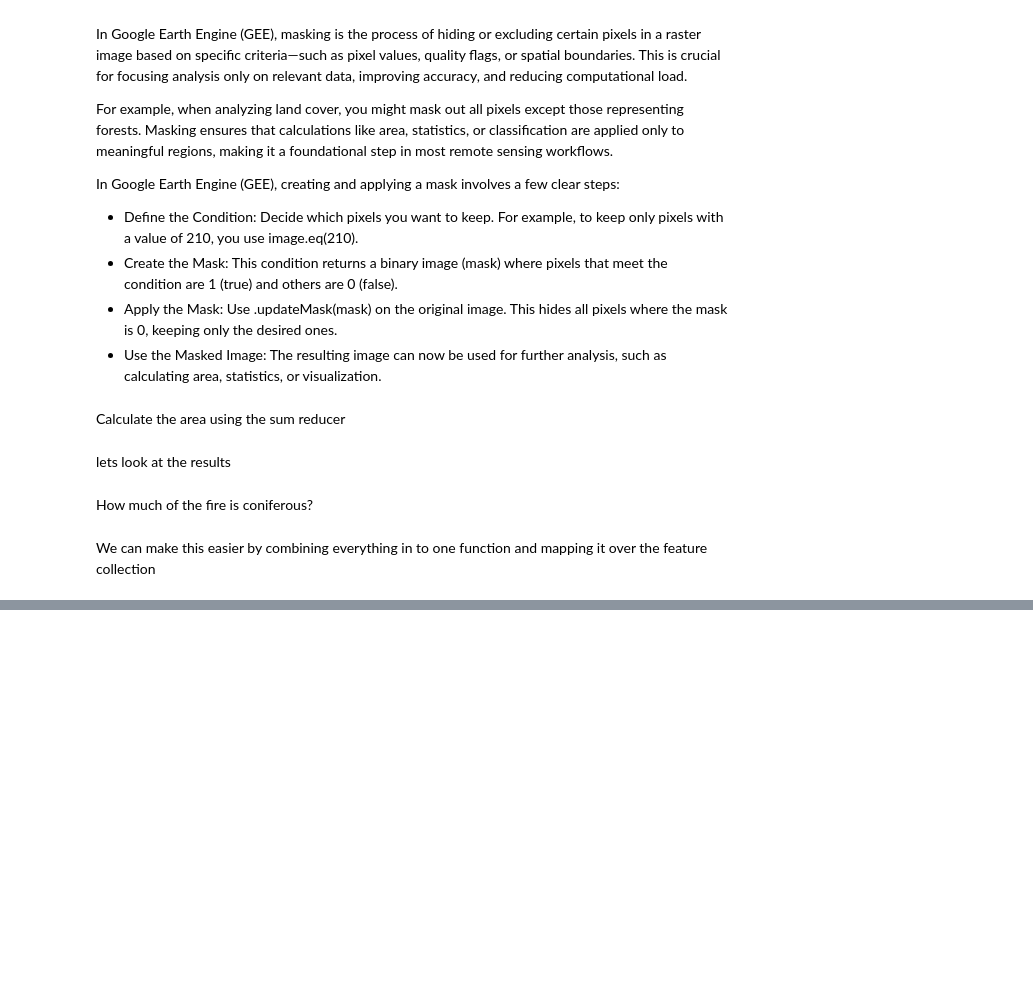
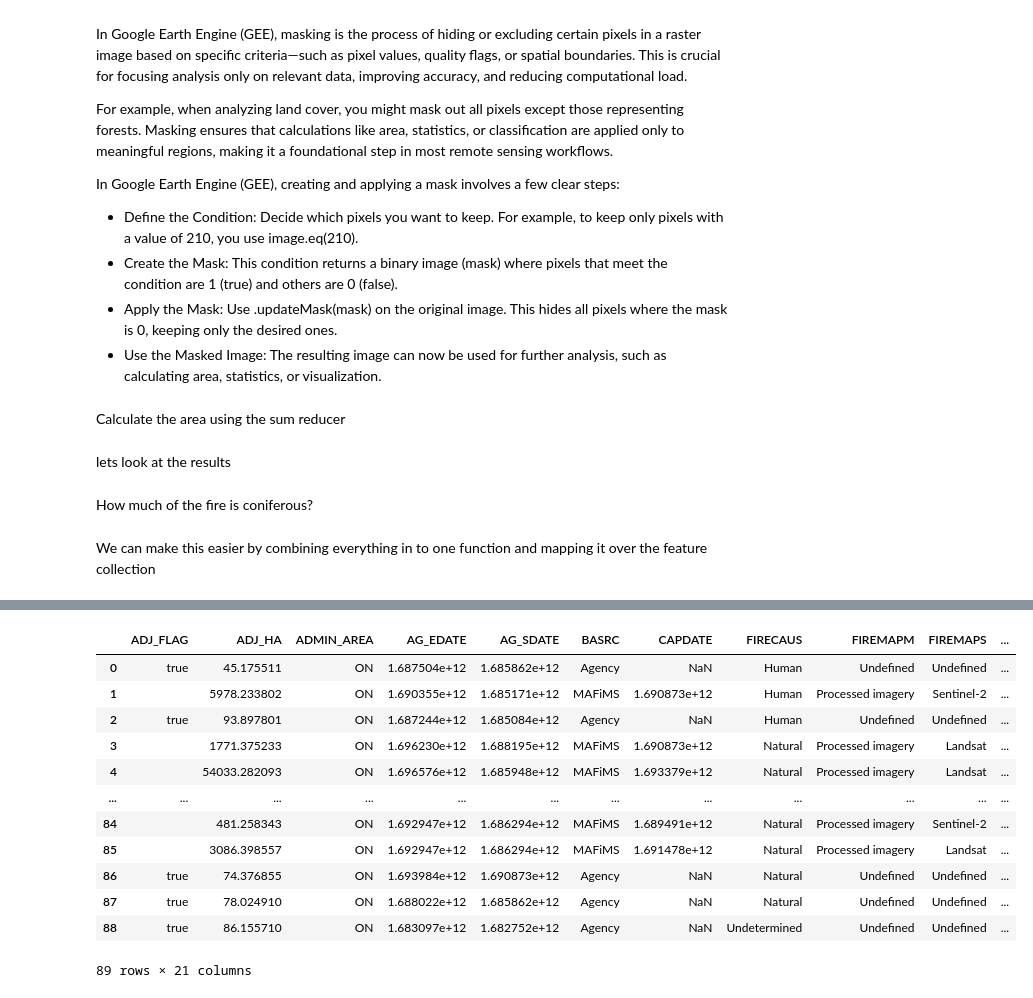
Before and after one commit to JamesLabUofT/GEE_Workshop, a Jupyter notebook: scripts/working_with_awesome_gee.ipynb, the cells around one changed output, grey strips where cells are left out. Cells and saved outputs as stored; diff of their text form; code cells hidden in the pictures; blank space fills up the shorter version.

```diff
--- a/scripts/working_with_awesome_gee.ipynb
+++ b/scripts/working_with_awesome_gee.ipynb
@@ -307,0 +368,19 @@ Were there any harvest disturbances detected within fire perimeters between 1985
+# %%
+%%capture
+
+harvest_history = add_max_pixel_value(nbac_on_2023)
+harvest_history
+# %% [output]
+|  | ADJ_FLAG | ADJ_HA | ADMIN_AREA | AG_EDATE | AG_SDATE | BASRC | CAPDATE | FIRECAUS | FIREMAPM | FIREMAPS | ... |
+| 0 | true | 45.175511 | ON | 1.687504e+12 | 1.685862e+12 | Agency | NaN | Human | Undefined | Undefined | ... |
+| 1 |  | 5978.233802 | ON | 1.690355e+12 | 1.685171e+12 | MAFiMS | 1.690873e+12 | Human | Processed imagery | Sentinel-2 | ... |
+| 2 | true | 93.897801 | ON | 1.687244e+12 | 1.685084e+12 | Agency | NaN | Human | Undefined | Undefined | ... |
+| 3 |  | 1771.375233 | ON | 1.696230e+12 | 1.688195e+12 | MAFiMS | 1.690873e+12 | Natural | Processed imagery | Landsat | ... |
+| 4 |  | 54033.282093 | ON | 1.696576e+12 | 1.685948e+12 | MAFiMS | 1.693379e+12 | Natural | Processed imagery | Landsat | ... |
+| ... | ... | ... | ... | ... | ... | ... | ... | ... | ... | ... | ... |
+| 84 |  | 481.258343 | ON | 1.692947e+12 | 1.686294e+12 | MAFiMS | 1.689491e+12 | Natural | Processed imagery | Sentinel-2 | ... |
+| 85 |  | 3086.398557 | ON | 1.692947e+12 | 1.686294e+12 | MAFiMS | 1.691478e+12 | Natural | Processed imagery | Landsat | ... |
+| 86 | true | 74.376855 | ON | 1.693984e+12 | 1.690873e+12 | Agency | NaN | Natural | Undefined | Undefined | ... |
+| 87 | true | 78.024910 | ON | 1.688022e+12 | 1.685862e+12 | Agency | NaN | Natural | Undefined | Undefined | ... |
+| 88 | true | 86.155710 | ON | 1.683097e+12 | 1.682752e+12 | Agency | NaN | Undetermined | Undefined | Undefined | ... |
+89 rows × 21 columns
```
Also changed, not shown: parts of 7 cells of this notebook.
